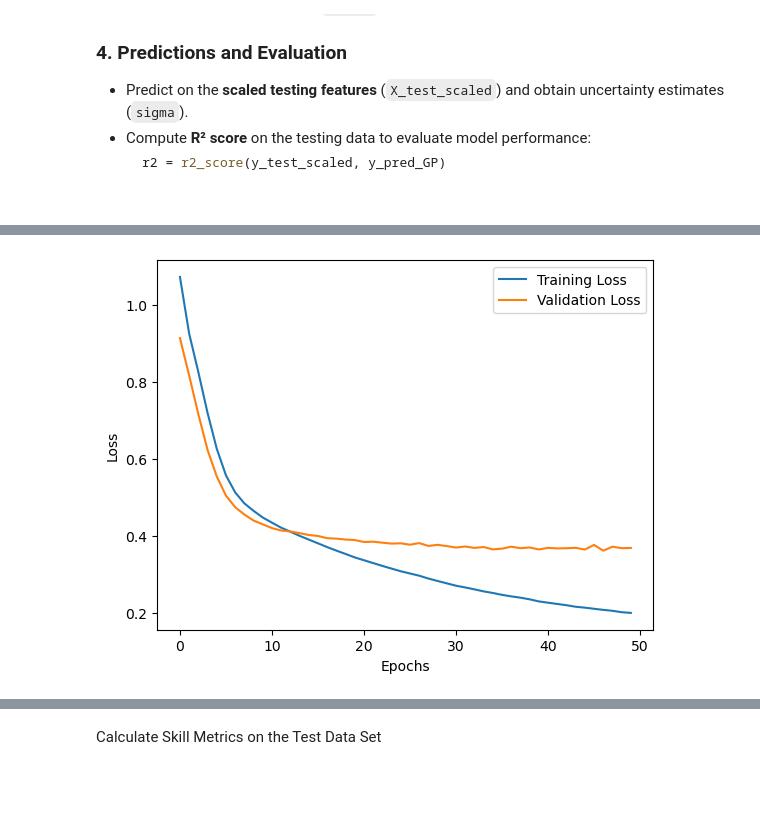
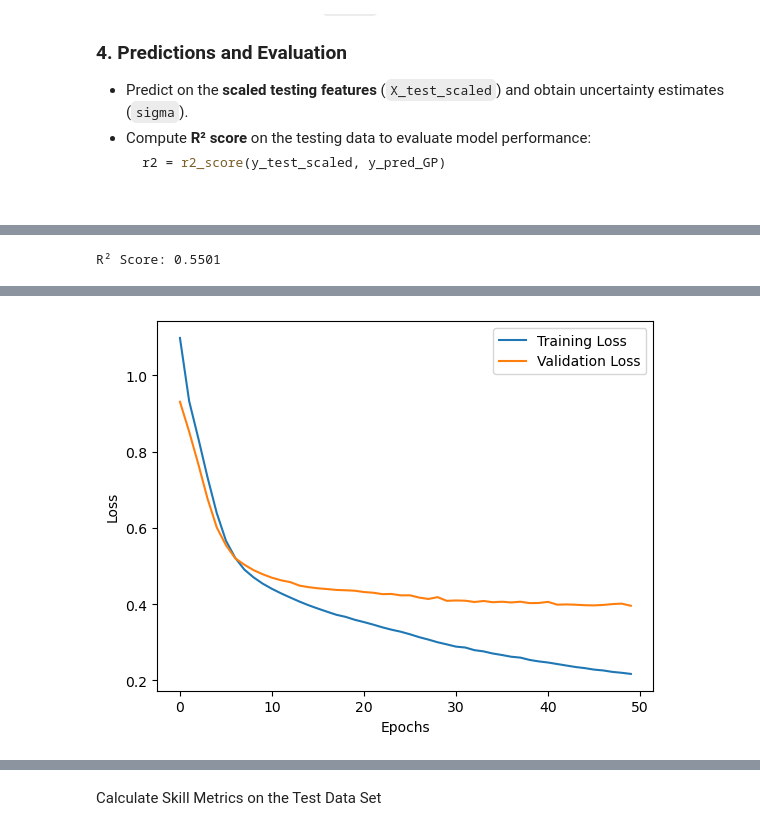
Before and after one commit to great-lakes-ai-lab/cnbs-predictor, a Jupyter notebook: notebooks/production/0_LEF_model_training_cnbs.ipynb, the cells around one changed output, grey strips where cells are left out. Drawn from its saved outputs; the diff is of its cells as text; code cells hidden in the pictures; blank space fills up the shorter version.

```diff
--- a/notebooks/production/0_LEF_model_training_cnbs.ipynb
+++ b/notebooks/production/0_LEF_model_training_cnbs.ipynb
@@ -118,7 +118,7 @@ X = pd.DataFrame({
 X.set_index(pd.to_datetime(pcp_data[['year', 'month']].assign(day=1)), inplace=True)
 
 # Shift the features to create lead times from 0 to 9 months
-X_shifted = CFSProcessor.shift_variables(X, lag=0, lead=10)
+X_shifted = CFSTransformer(X).shift_variables(lag=0, lead=10)
 
 #Add a month variable to the shifted DataFrame
 X_shifted = pd.concat([X_shifted, pd.DataFrame({'month': X_shifted.index.month,}, index=X_shifted.index)], axis=1)
@@ -140,5 +140,4 @@ X_reorg = X_shifted.reindex(columns=feature_column_order)
 
 # Load in GLSEA SST data and merge with features
 dataloader = DataLoader()
-df_sst_k = dataloader.glsea(input_dir + 'glsea/oisst_sst_1981-2024.csv', units='K')
-X_merged = pd.merge(df_sst_k, X_reorg, left_index=True, right_index=True, how='inner')
+X_merged = X_reorg.copy()
@@ -215,7 +234,7 @@ targets = pd.DataFrame({
 targets = targets.dropna()
 
 # Shift the targets to create lead variables
-targets_lead = CFSProcessor.shift_variables(targets, lag=0, lead=12)
+targets_lead = CFSTransformer(targets).shift_variables(lag=0, lead=12)
 
 # Define the target column order for the 12-month forecast
 target_column_order =[
@@ -268,7 +315,7 @@ This step divides the dataset into **training** and **testing** subsets based on
 This chronological split ensures that the model is evaluated on **future data**, maintaining realistic forecasting conditions and seasonal patterns.
 # %%
 # Split dataset by date ranges into training and testing sets
-train_start_date = '1982-01-01'
+train_start_date = '1979-01-01'
 train_end_date = '2005-12-01'
 
 # Testing dataset
@@ -276,9 +323,13 @@ val_start_date = '2006-01-01'
 val_end_date = '2011-01-01'
 
 X_train = X_merged[train_start_date:train_end_date]
-y_train = aligned_y[train_start_date:train_end_date]
-X_test = X_merged[val_start_date:val_end_date]
-y_test = aligned_y[val_start_date:val_end_date]
+X_test  = X_merged[val_start_date:val_end_date]
+
+y1_train = y_stage1[train_start_date:train_end_date]
+y1_test  = y_stage1[val_start_date:val_end_date]
+
+y2_train = y_stage2[train_start_date:train_end_date]
+y2_test  = y_stage2[val_start_date:val_end_date]
 # %% [markdown]
 ## Feature and Target Standardization
 
@@ -382,6 +500,6 @@ Kernel Hyperparameters: [ 2.76499657  4.72257494 -8.90581089 -7.43983584]
 # %%
 # Create the XGBoost regressor (you can use XGBClassifier for classification tasks)
-xgb = xgb.XGBRegressor(
+xgb1 = xgb.XGBRegressor(
     n_estimators=100,
     learning_rate=0.1,
     max_depth=6,
@@ -390,16 +508,17 @@ xgb = xgb.XGBRegressor(
 )
 
 # Train the model
-xgb.fit(X_train_scaled, y_train_scaled)
+xgb1.fit(X_train_scaled, y1_train_scaled)
 
 # Predict on the test set
-y_pred_XGB = xgb.predict(X_test_scaled)
+y1_train_pred_xgb = xgb1.predict(X_train_scaled)
+y1_test_pred_xgb  = xgb1.predict(X_test_scaled)
 
 # Save the trained model
-#joblib.dump(xgb, input_dir + 'input/models/XGB_trained_model.joblib')
+joblib.dump(xgb1, input_dir + 'input/models/XGB1_trained_model.joblib')
 
 # Evaluate the model
-r2 = r2_score(y_test_scaled, y_pred_XGB)
+r2 = r2_score(y1_test_scaled, y1_test_pred_xgb)
 
 print(f"R² Score: {r2:.4f}")
 # %% [output]
@@ -428,19 +576,40 @@ R² Score: 0.5137
+# %%
+y1_train_pred_df = prepare_train_to_input(y1_train_pred_rfr)
+y1_test_pred_df = prepare_test_to_input(y1_test_pred_rfr)
+
+# Initialize RandomForestRegressor
+rfr2 = skRFR(random_state=42)
+
+# Train the model
+trained_RFR2 = rfr2.fit(y1_train_pred_df, y2_train_scaled)
+
+# Save the trained model
+joblib.dump(trained_RFR2, input_dir + 'input/models/RF2_trained_model.joblib')
+
+# Predict on the test set
+y2_test_pred_rfr = trained_RFR2.predict(y1_test_pred_df)
+
+# Evaluate the model
+r2 = r2_score(y2_test_scaled, y2_test_pred_rfr)
+print(f"R² Score: {r2:.4f}")
+# %% [output]
+R² Score: 0.5501
 # %%
 ## Neural Network ##
 
 # Define the neural network architecture
-nn_model = tf.keras.Sequential([
+nn1_model = tf.keras.Sequential([
     tf.keras.layers.Input(shape=(X_train.shape[1],)),
     tf.keras.layers.Dense(128, activation='relu'),
     tf.keras.layers.Dense(64, activation='relu'),
-    tf.keras.layers.Dense(y_train.shape[1])
+    tf.keras.layers.Dense(y1_train.shape[1])
 ])
 
 # Compile the model
-nn_model.compile(optimizer='adam', loss='mse', metrics=['mae']) # Using mean squared error (mse) as the loss function
+nn1_model.compile(optimizer='adam', loss='mse', metrics=['mae']) # Using mean squared error (mse) as the loss function
 
 # Fit the model to the training data
-history = nn_model.fit(X_train_scaled, y_train_scaled, epochs=50, batch_size=32, validation_split=0.2, verbose=1)#, callbacks=[early_stopping])
+history = nn1_model.fit(X_train_scaled, y1_train_scaled, epochs=50, batch_size=32, validation_split=0.2, verbose=1)#, callbacks=[early_stopping])
 
 # Plotting the training and validation loss
 import matplotlib.pyplot as plt
@@ -453,13 +622,14 @@ plt.legend()
 plt.show()
 
 # Save the trained model
-#joblib.dump(nn_model, input_dir + 'input/models/NN_trained_model.joblib')
+joblib.dump(nn1_model, input_dir + 'input/models/NN1_trained_model.joblib')
 
 # Predict on the test set
-y_pred_NN = nn_model.predict(X_test_scaled)
+y1_train_pred_nn = nn1_model.predict(X_train_scaled)
+y1_test_pred_nn = nn1_model.predict(X_test_scaled)
 
 # Evaluate the model
-r2 = r2_score(y_test_scaled, y_pred_NN)
+r2 = r2_score(y1_test_scaled, y1_test_pred_nn)
 
 print(f"R² Score: {r2:.4f}")
 # %% [output]
@@ -483 +653 @@ Epoch 50/50
-[figure, old version]
+[figure, new version]
```
Also changed, not shown: parts of 17 cells of this notebook, 20 other files.
